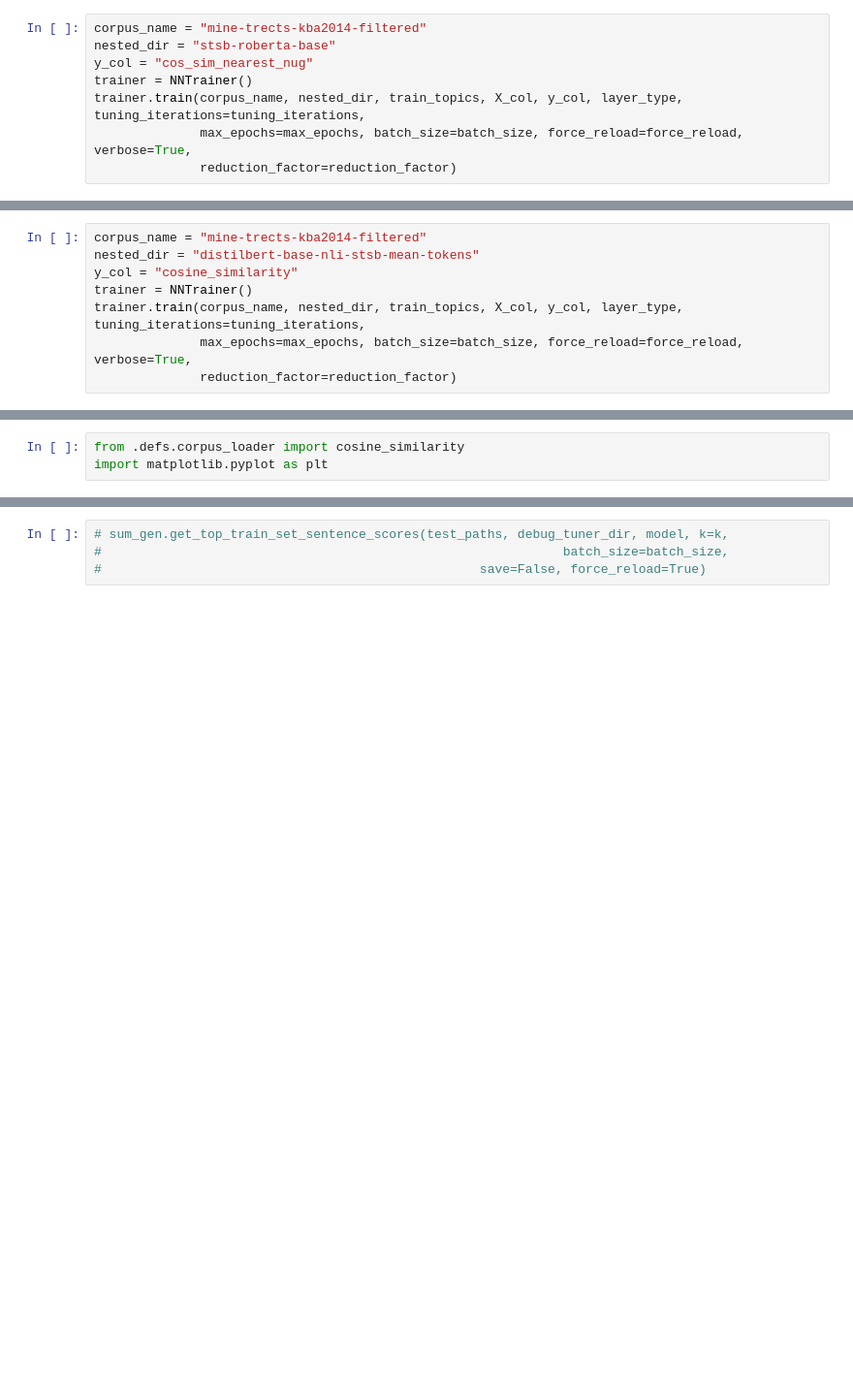
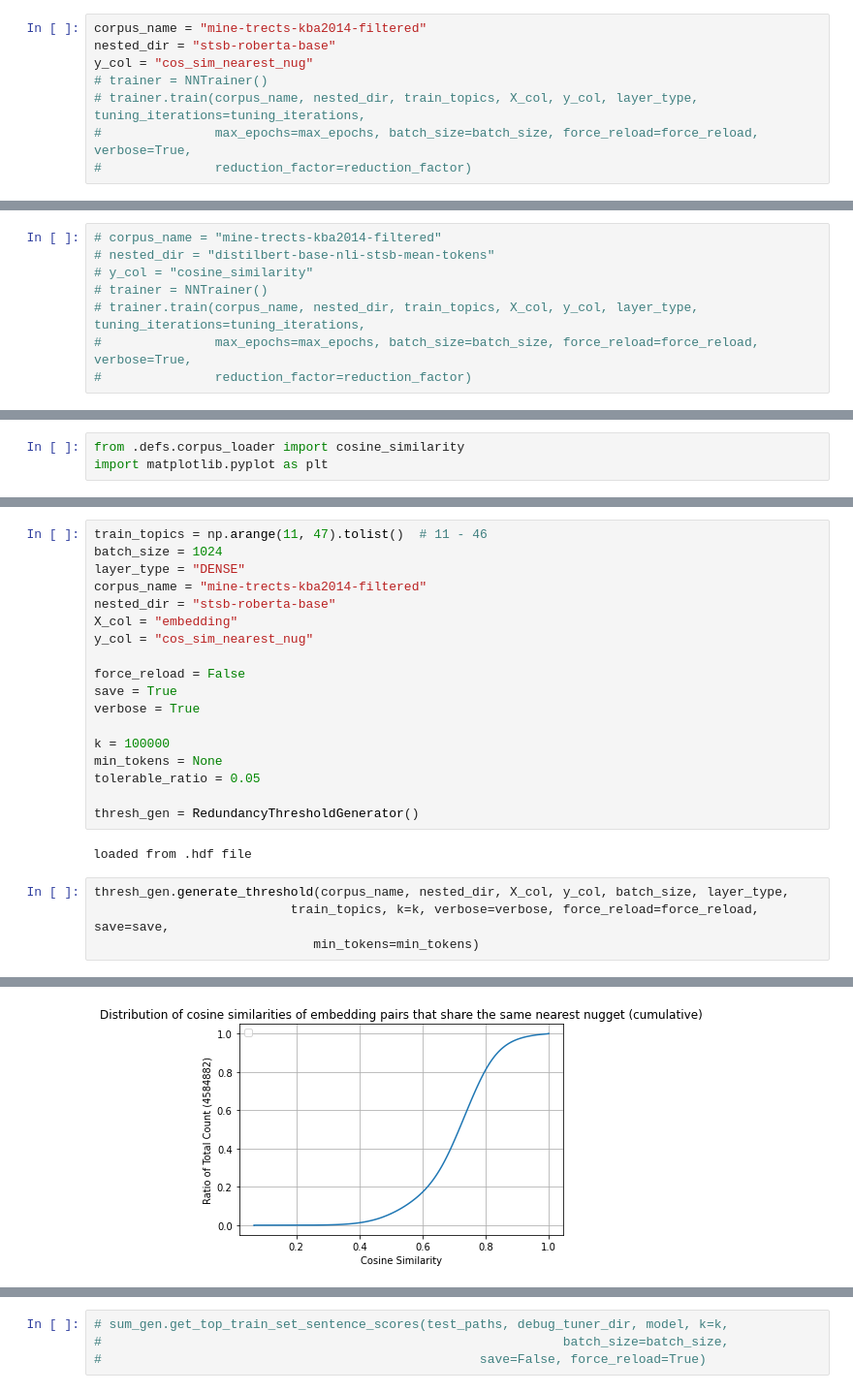
Before and after one commit to 2198998b/AAARG-dissertation, a Jupyter notebook: notebooks/summary_driver.ipynb, the cells around one changed output, grey strips where cells are left out. Shown at 97% size. Saved outputs shown, nothing was run; the diff lists cells and outputs as text; blank space fills up the shorter version.

Commit message:
succesful generation of redundancy threshold

```diff
--- a/notebooks/summary_driver.ipynb
+++ b/notebooks/summary_driver.ipynb
@@ -790,7 +801,7 @@ X_col = "embedding"
 corpus_name = "mine-trects-kba2014-filtered"
 nested_dir = "stsb-roberta-base"
 y_col = "cos_sim_nearest_nug"
-trainer = NNTrainer()
-trainer.train(corpus_name, nested_dir, train_topics, X_col, y_col, layer_type, tuning_iterations=tuning_iterations,
-              max_epochs=max_epochs, batch_size=batch_size, force_reload=force_reload, verbose=True,
-              reduction_factor=reduction_factor)
+# trainer = NNTrainer()
+# trainer.train(corpus_name, nested_dir, train_topics, X_col, y_col, layer_type, tuning_iterations=tuning_iterations,
+#               max_epochs=max_epochs, batch_size=batch_size, force_reload=force_reload, verbose=True,
+#               reduction_factor=reduction_factor)
@@ -873,8 +825,8 @@ trainer.train(corpus_name, nested_dir, train_topics, X_col, y_col, layer_type, t
 # %%
-corpus_name = "mine-trects-kba2014-filtered"
-nested_dir = "distilbert-base-nli-stsb-mean-tokens"
-y_col = "cosine_similarity"
-trainer = NNTrainer()
-trainer.train(corpus_name, nested_dir, train_topics, X_col, y_col, layer_type, tuning_iterations=tuning_iterations,
-              max_epochs=max_epochs, batch_size=batch_size, force_reload=force_reload, verbose=True,
-              reduction_factor=reduction_factor)
+# corpus_name = "mine-trects-kba2014-filtered"
+# nested_dir = "distilbert-base-nli-stsb-mean-tokens"
+# y_col = "cosine_similarity"
+# trainer = NNTrainer()
+# trainer.train(corpus_name, nested_dir, train_topics, X_col, y_col, layer_type, tuning_iterations=tuning_iterations,
+#               max_epochs=max_epochs, batch_size=batch_size, force_reload=force_reload, verbose=True,
+#               reduction_factor=reduction_factor)
@@ -1195,0 +1296,25 @@ cell loaded
+# %%
+train_topics = np.arange(11, 47).tolist()  # 11 - 46
+batch_size = 1024
+layer_type = "DENSE"
+corpus_name = "mine-trects-kba2014-filtered"
+nested_dir = "stsb-roberta-base"
+X_col = "embedding"
+y_col = "cos_sim_nearest_nug"
+
+force_reload = False
+save = True
+verbose = True
+
+k = 100000
+min_tokens = None
+tolerable_ratio = 0.05
+
+thresh_gen = RedundancyThresholdGenerator()
+# %% [output]
+loaded from .hdf file
+# %%
+thresh_gen.generate_threshold(corpus_name, nested_dir, X_col, y_col, batch_size, layer_type,
+                          train_topics, k=k, verbose=verbose, force_reload=force_reload, save=save,
+                             min_tokens=min_tokens)
+# %% [output]
@@ -1195,0 +1331 @@ cell loaded
+[figure, added]
```
Also changed, not shown: parts of 24 cells of this notebook.
